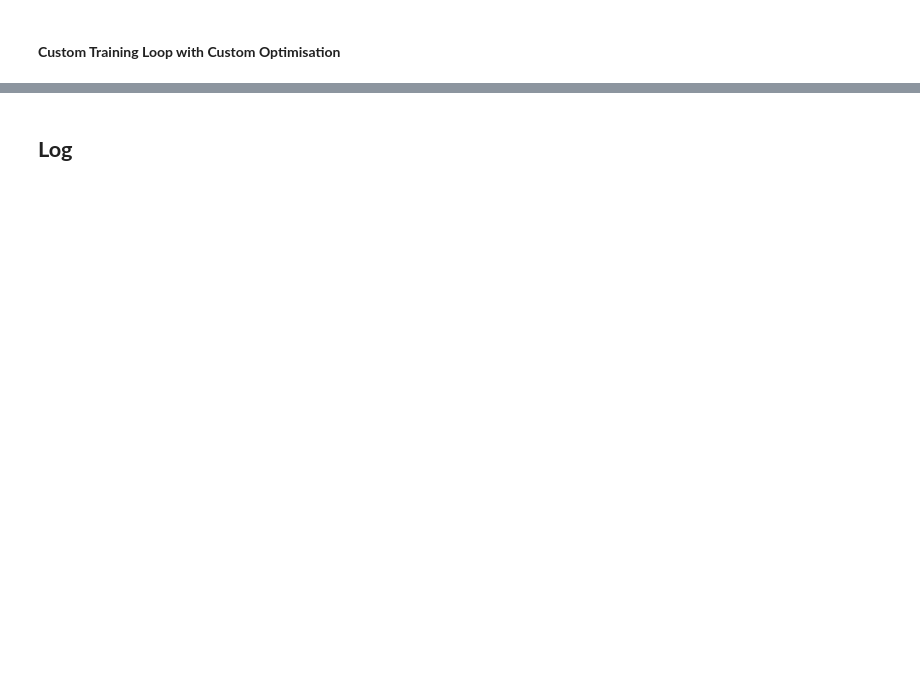
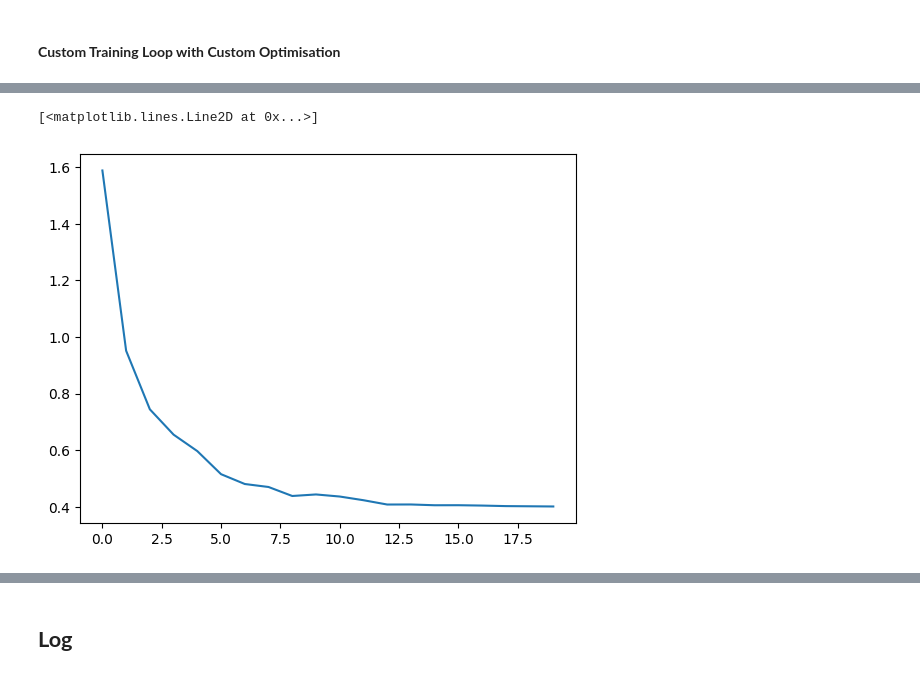
Before and after one commit to OmPanchal/lenet-using-tensorflow, a Jupyter notebook: Lenet.ipynb, the cells around one changed output, grey strips where cells are left out. Drawn from its saved outputs; the diff is of its cells as text; code cells hidden in the pictures; blank space fills up the shorter version.

```diff
--- a/Lenet.ipynb
+++ b/Lenet.ipynb
@@ -1124,0 +1126,12 @@ E7: loss - 0.46637392044067383  [14.42s]
+# %%
+lenet5 = Lenet5()
+
+# Complete 20 epochs with learning rate scheduling
+lenet_trainer = Lenet5Trainer(lenet5, subset_size=10000)
+lenet_trainer.train(epochs=2, lr=0.0005)
+lenet_trainer.train(epochs=3, lr=0.0002)
+lenet_trainer.train(epochs=3, lr=0.0001)
+lenet_trainer.train(epochs=4, lr=0.00005)
+lenet_trainer.train(epochs=8, lr=0.00001)
+
+lenet5.save("/content/drive/MyDrive/lenet5")
@@ -1125,3 +1156,8 @@ E7: loss - 0.46637392044067383  [14.42s]
+# %%
+plt.plot(lenet_trainer.loss_history)
+# %% [output]
+[<matplotlib.lines.Line2D at 0x...>]
+[figure, added]
 # %%
 # testing the model
 samples, labels = next(mnist_ds.batch(10).take(1).as_numpy_iterator())
```
Also changed, not shown: parts of 26 cells of this notebook.
